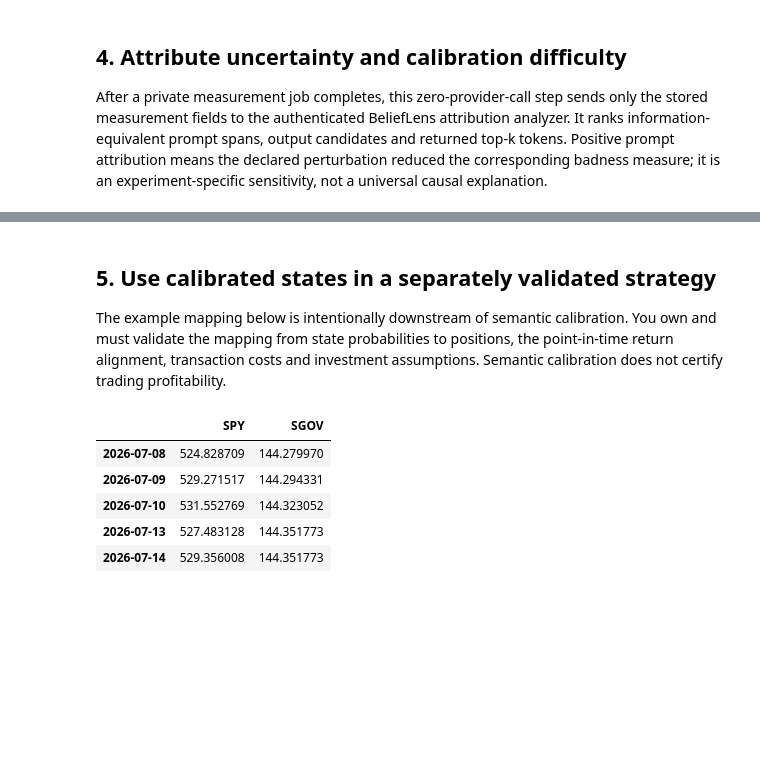
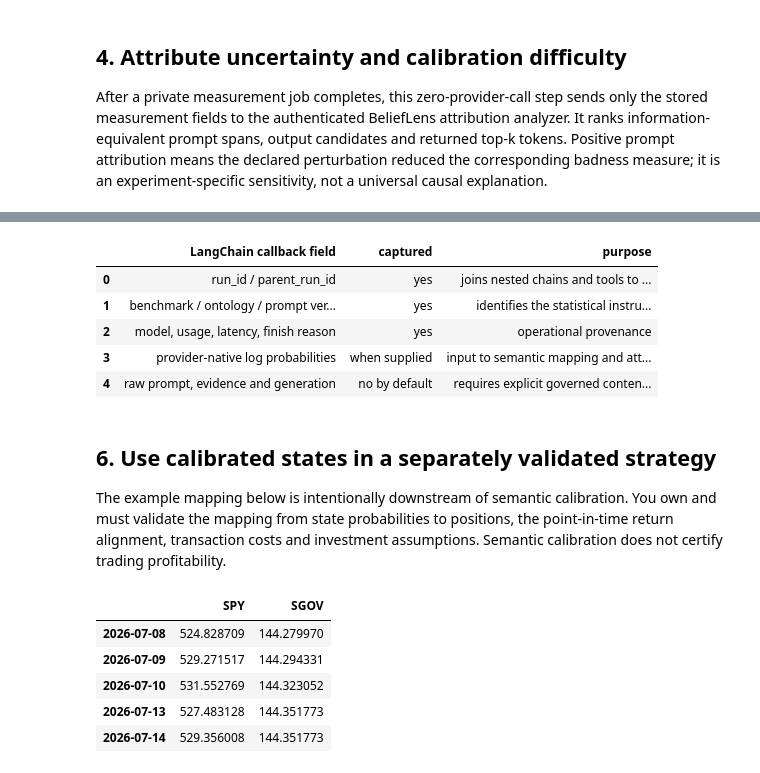
Before and after one commit to mfrdixon/BeliefLens-RSS-Reproducibility, a Jupyter notebook: examples/notebooks/finance/SPY_SGOV_authenticated_workflow.ipynb, the cells around one changed output, grey strips where cells are left out. Drawn from its saved outputs; the diff is of its cells as text; code cells hidden in the pictures; blank space fills up the shorter version.

```diff
--- a/examples/notebooks/finance/SPY_SGOV_authenticated_workflow.ipynb
+++ b/examples/notebooks/finance/SPY_SGOV_authenticated_workflow.ipynb
@@ -188,5 +253,21 @@ def visualize_attributions(attribution, *, title='BeliefLens uncertainty attribu
+# %%
+langchain_capture_preview = pd.DataFrame([
+    ('run_id / parent_run_id', 'yes', 'joins nested chains and tools to the trace'),
+    ('benchmark / ontology / prompt version', 'yes', 'identifies the statistical instrument'),
+    ('model, usage, latency, finish reason', 'yes', 'operational provenance'),
+    ('provider-native log probabilities', 'when supplied', 'input to semantic mapping and attribution'),
+    ('raw prompt, evidence and generation', 'no by default', 'requires explicit governed content capture'),
+], columns=['LangChain callback field', 'captured', 'purpose'])
+langchain_capture_preview
+# %% [output]
+|  | LangChain callback field | captured | purpose |
+| 0 | run_id / parent_run_id | yes | joins nested chains and tools to ... |
+| 1 | benchmark / ontology / prompt ver... | yes | identifies the statistical instru... |
+| 2 | model, usage, latency, finish reason | yes | operational provenance |
+| 3 | provider-native log probabilities | when supplied | input to semantic mapping and att... |
+| 4 | raw prompt, evidence and generation | no by default | requires explicit governed conten... |
 # %% [markdown]
-## 5. Use calibrated states in a separately validated strategy
+## 6. Use calibrated states in a separately validated strategy
 
 The example mapping below is intentionally downstream of semantic calibration. You own and must validate the mapping from state probabilities to positions, the point-in-time return alignment, transaction costs and investment assumptions. Semantic calibration does not certify trading profitability.
 # %%
```
Also changed, not shown: parts of 6 cells of this notebook, 1 other file.
